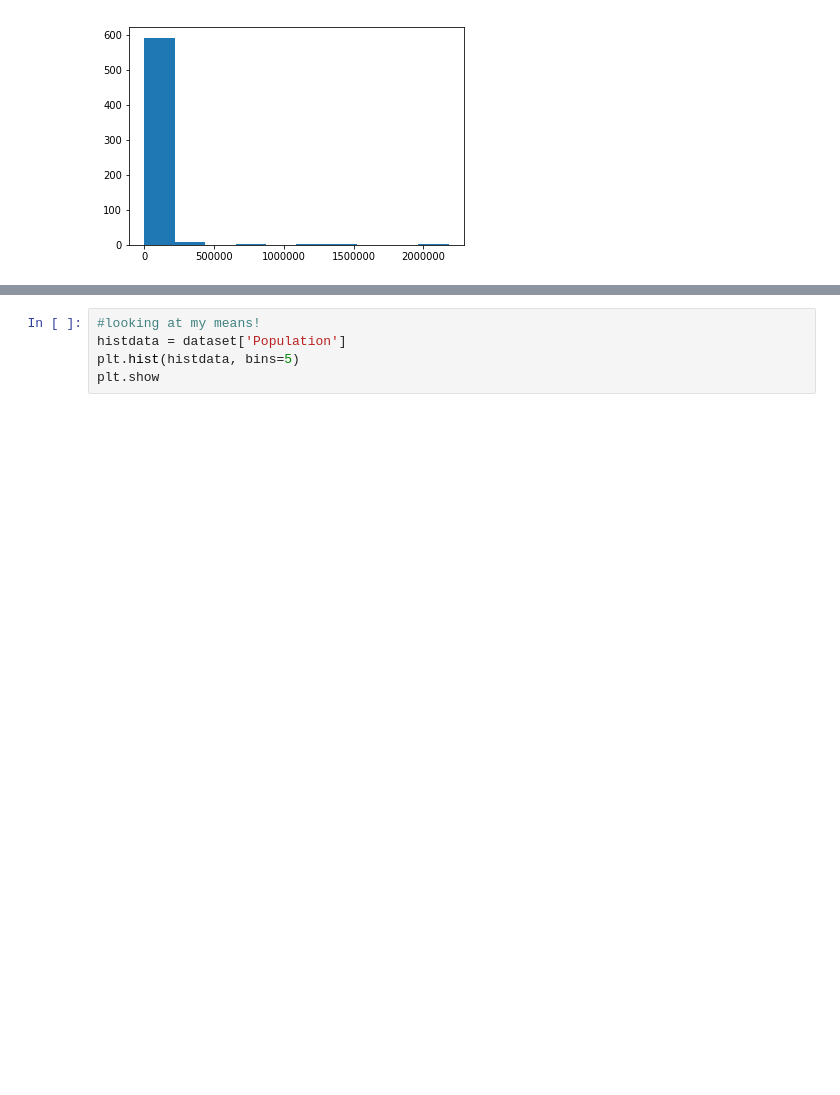
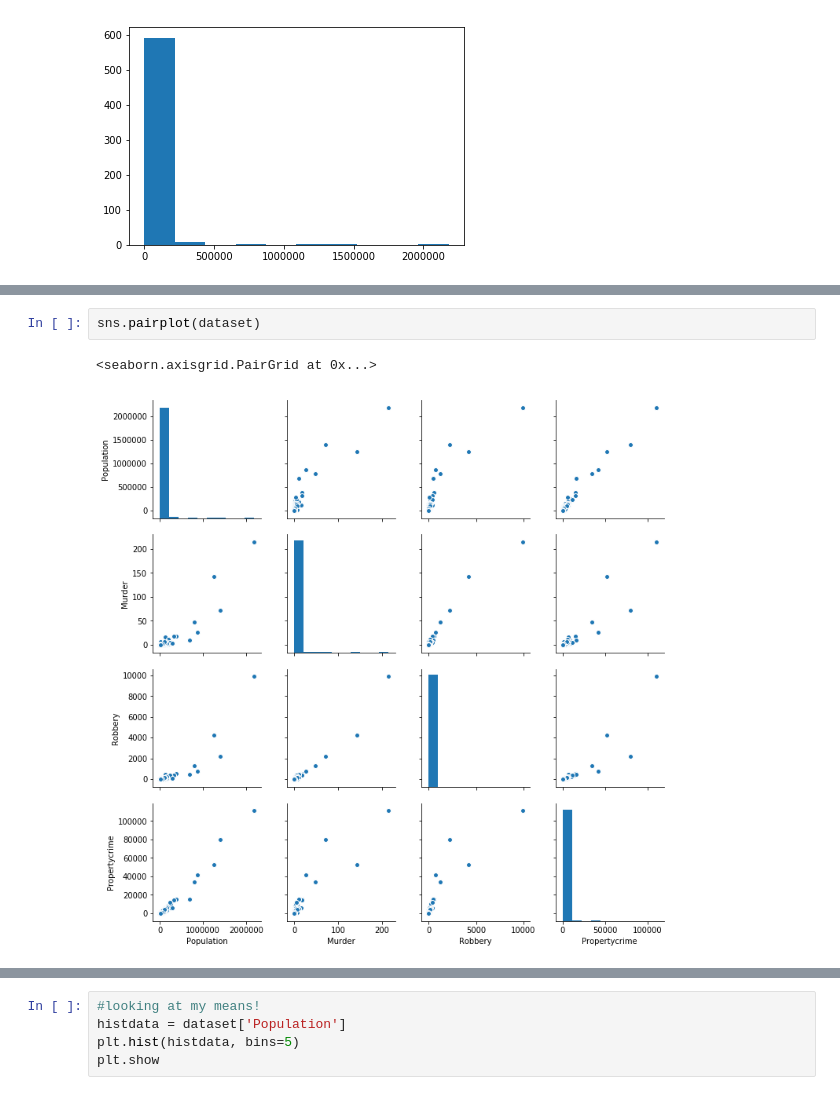
Before and after one commit to martinrussell99/Unit2, a Jupyter notebook: Unit2_lesson_5_Challenge.ipynb, the cells around one changed output, grey strips where cells are left out. Saved outputs shown, nothing was run; the diff lists cells and outputs as text; blank space fills up the shorter version.

```diff
--- a/Unit2_lesson_5_Challenge.ipynb
+++ b/Unit2_lesson_5_Challenge.ipynb
@@ -242,3 +264,8 @@ plt.show
+# %%
+sns.pairplot(dataset)
+# %% [output]
+<seaborn.axisgrid.PairGrid at 0x...>
+[figure, added]
 # %%
 #Take care of missing data
 from sklearn.preprocessing import Imputer
```
Also changed, not shown: parts of 26 cells of this notebook.
